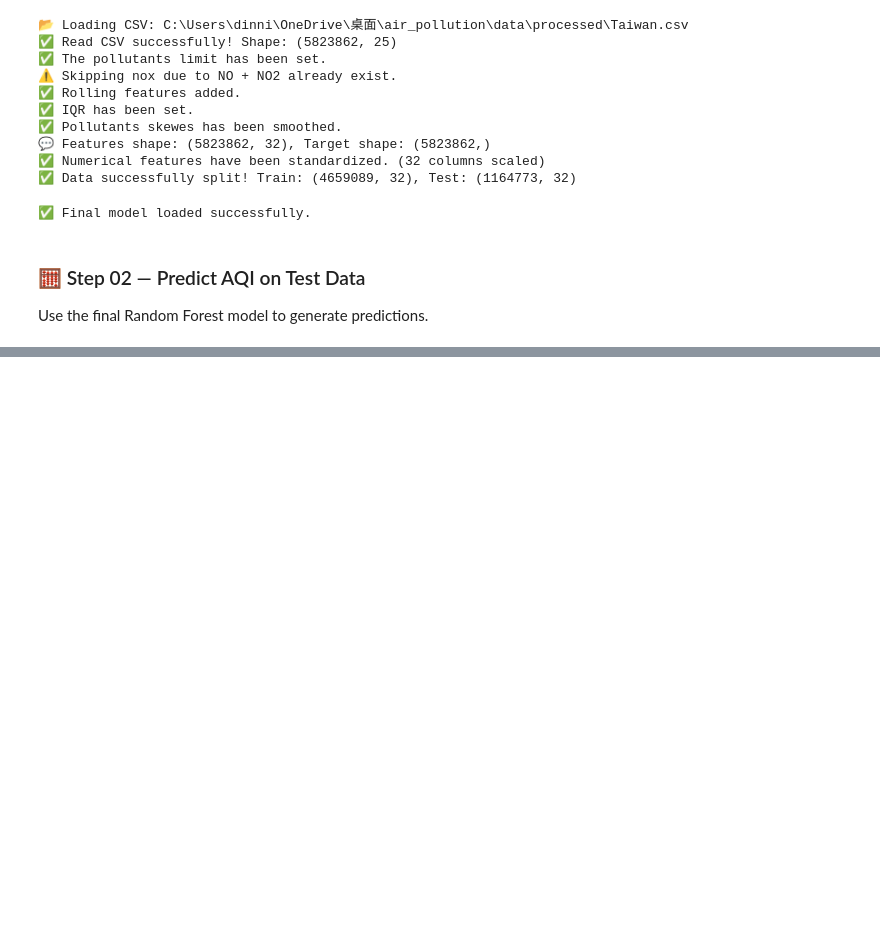
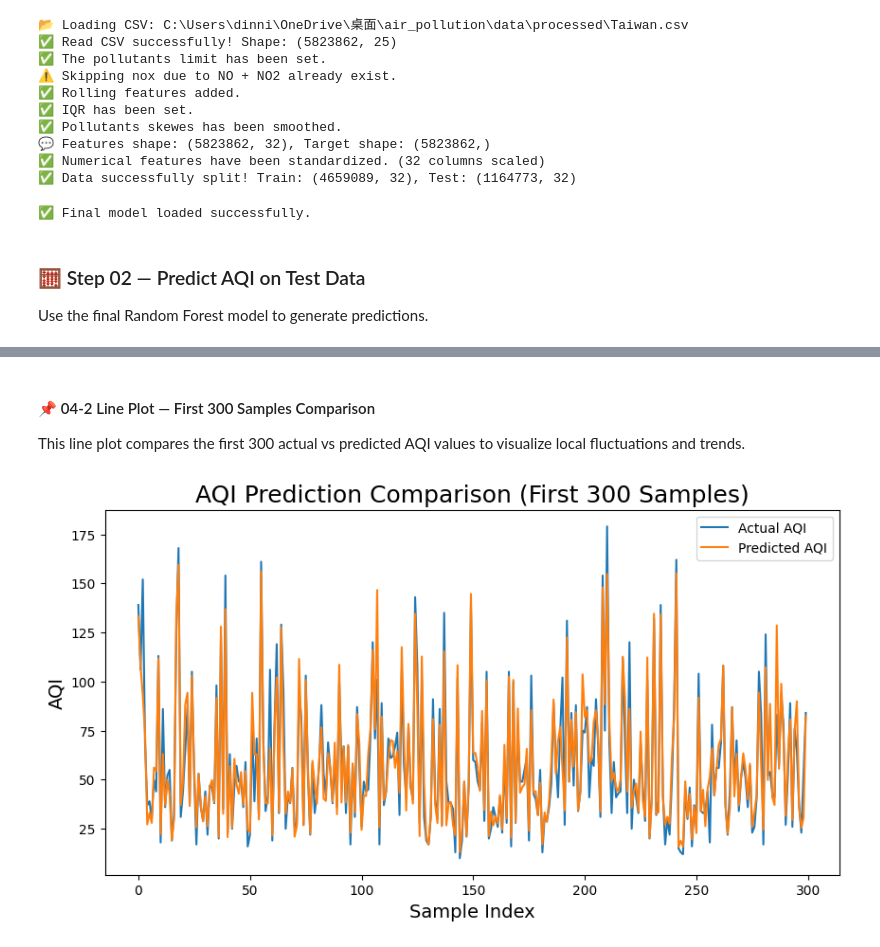
Before and after one commit to chgwyellow/air_pollution_analysis, a Jupyter notebook: notebook/07_model_prediction_evaluation.ipynb, the cells around one changed output, grey strips where cells are left out. Saved outputs shown, nothing was run; the diff lists cells and outputs as text; code cells hidden in the pictures; blank space fills up the shorter version.

```diff
--- a/notebook/07_model_prediction_evaluation.ipynb
+++ b/notebook/07_model_prediction_evaluation.ipynb
@@ -80,0 +127,15 @@ y_sample_pred = rf_model.predict(X_sample)
+# %% [markdown]
+#### 📌 04-2 Line Plot — First 300 Samples Comparison
+
+This line plot compares the first 300 actual vs predicted AQI values to visualize local fluctuations and trends.
+# %%
+plt.figure(figsize=(10,5))
+plt.plot(y_sample_actual.values[:300], label="Actual AQI")
+plt.plot(y_sample_pred[:300], label="Predicted AQI")
+plt.title("AQI Prediction Comparison (First 300 Samples)", fontsize=18)
+plt.xlabel("Sample Index", fontsize=14)
+plt.ylabel("AQI", fontsize=14)
+plt.legend()
+plt.show()
+# %% [output]
+[figure, added]
```
Also changed, not shown: parts of 11 cells of this notebook, 4 other files.
